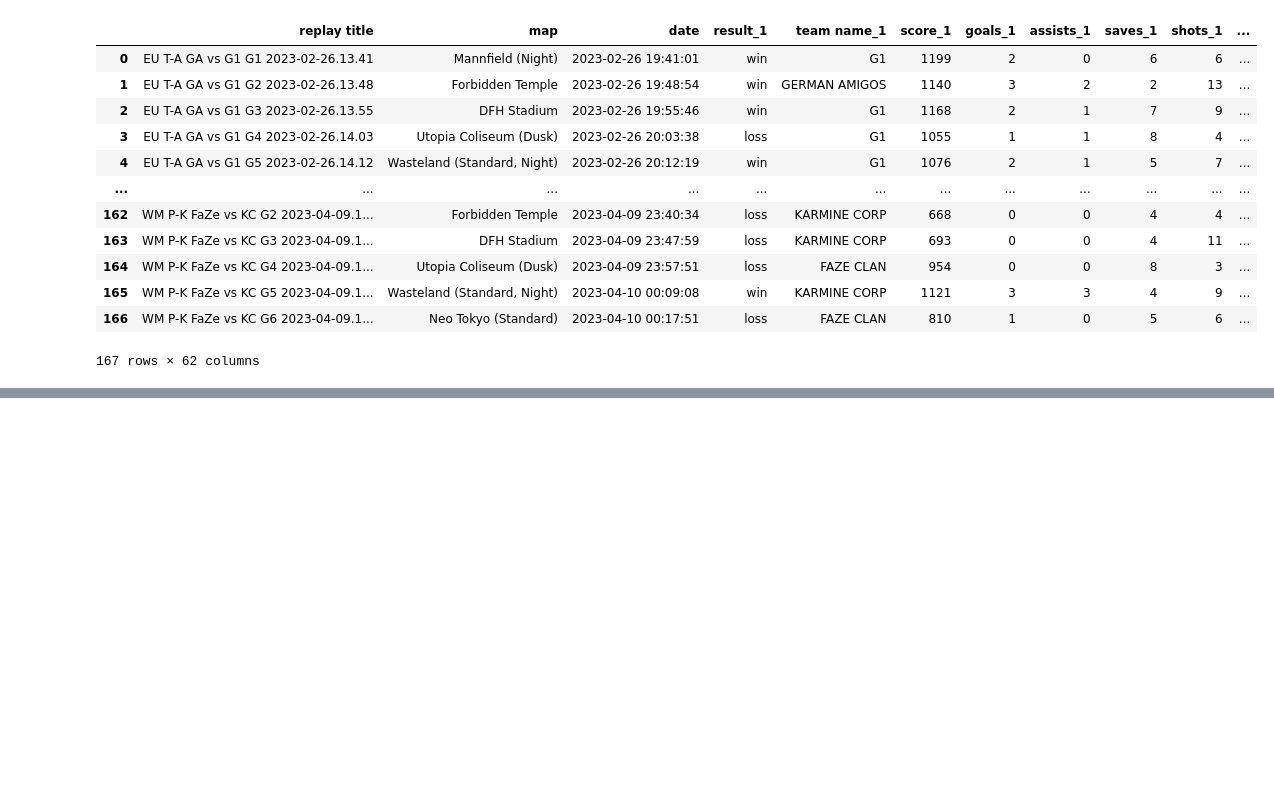
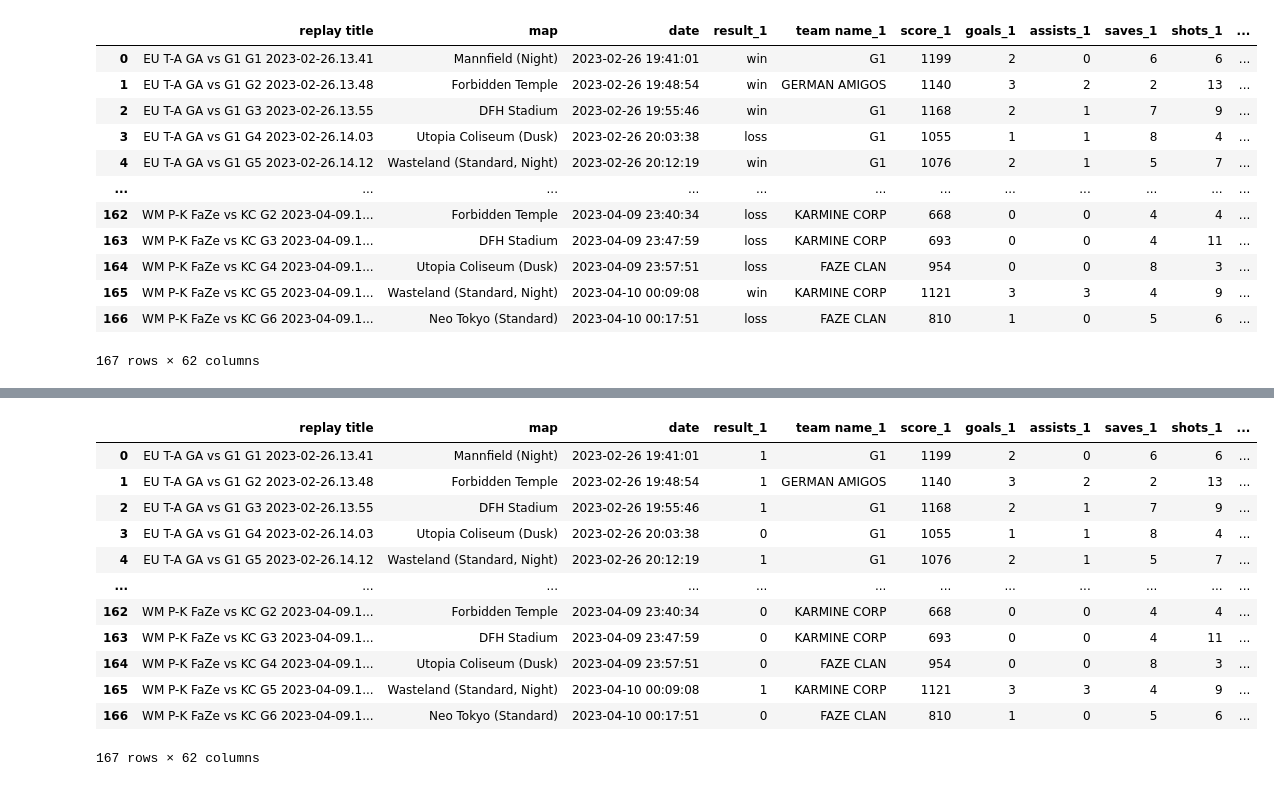
Before and after one commit to cps4848/RLCS_predictor, a Jupyter notebook: RLCS_predictor/notebooks/data_sourcing.ipynb, the cells around one changed output, grey strips where cells are left out. Drawn from its saved outputs; the diff is of its cells as text; code cells hidden in the pictures; blank space fills up the shorter version.

Commit message:
changed win loss column to 0 / 1

```diff
--- a/RLCS_predictor/notebooks/data_sourcing.ipynb
+++ b/RLCS_predictor/notebooks/data_sourcing.ipynb
@@ -198,0 +185,18 @@ winter_major_df
+# %%
+# Convert win / loss to 0 / 1
+winter_major_df['result_1'] = winter_major_df['result_1'].map({'win': 1, 'loss': 0})
+winter_major_df
+# %% [output]
+|  | replay title | map | date | result_1 | team name_1 | score_1 | goals_1 | assists_1 | saves_1 | shots_1 | ... |
+| 0 | EU T-A GA vs G1 G1 2023-02-26.13.41 | Mannfield (Night) | 2023-02-26 19:41:01 | 1 | G1 | 1199 | 2 | 0 | 6 | 6 | ... |
+| 1 | EU T-A GA vs G1 G2 2023-02-26.13.48 | Forbidden Temple | 2023-02-26 19:48:54 | 1 | GERMAN AMIGOS | 1140 | 3 | 2 | 2 | 13 | ... |
+| 2 | EU T-A GA vs G1 G3 2023-02-26.13.55 | DFH Stadium | 2023-02-26 19:55:46 | 1 | G1 | 1168 | 2 | 1 | 7 | 9 | ... |
+| 3 | EU T-A GA vs G1 G4 2023-02-26.14.03 | Utopia Coliseum (Dusk) | 2023-02-26 20:03:38 | 0 | G1 | 1055 | 1 | 1 | 8 | 4 | ... |
+| 4 | EU T-A GA vs G1 G5 2023-02-26.14.12 | Wasteland (Standard, Night) | 2023-02-26 20:12:19 | 1 | G1 | 1076 | 2 | 1 | 5 | 7 | ... |
+| ... | ... | ... | ... | ... | ... | ... | ... | ... | ... | ... | ... |
+| 162 | WM P-K FaZe vs KC G2 2023-04-09.1... | Forbidden Temple | 2023-04-09 23:40:34 | 0 | KARMINE CORP | 668 | 0 | 0 | 4 | 4 | ... |
+| 163 | WM P-K FaZe vs KC G3 2023-04-09.1... | DFH Stadium | 2023-04-09 23:47:59 | 0 | KARMINE CORP | 693 | 0 | 0 | 4 | 11 | ... |
+| 164 | WM P-K FaZe vs KC G4 2023-04-09.1... | Utopia Coliseum (Dusk) | 2023-04-09 23:57:51 | 0 | FAZE CLAN | 954 | 0 | 0 | 8 | 3 | ... |
+| 165 | WM P-K FaZe vs KC G5 2023-04-09.1... | Wasteland (Standard, Night) | 2023-04-10 00:09:08 | 1 | KARMINE CORP | 1121 | 3 | 3 | 4 | 9 | ... |
+| 166 | WM P-K FaZe vs KC G6 2023-04-09.1... | Neo Tokyo (Standard) | 2023-04-10 00:17:51 | 0 | FAZE CLAN | 810 | 1 | 0 | 5 | 6 | ... |
+167 rows × 62 columns
```
Also changed, not shown: parts of 4 cells of this notebook, 1 other file.
